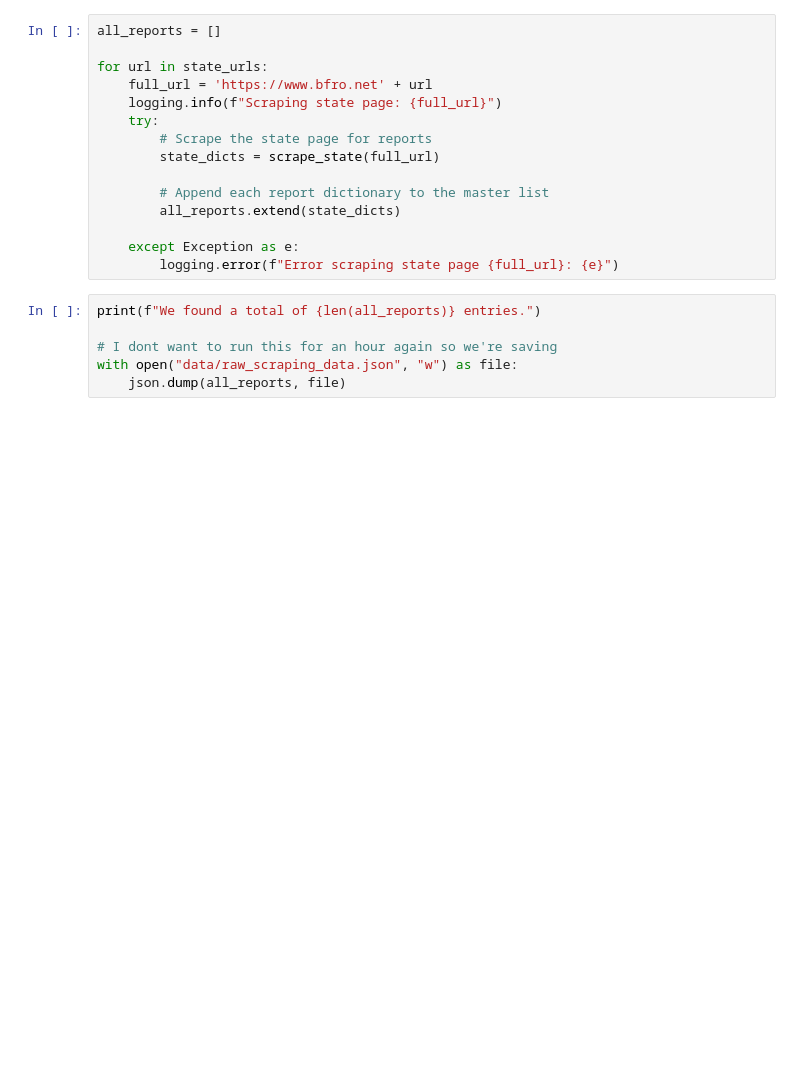
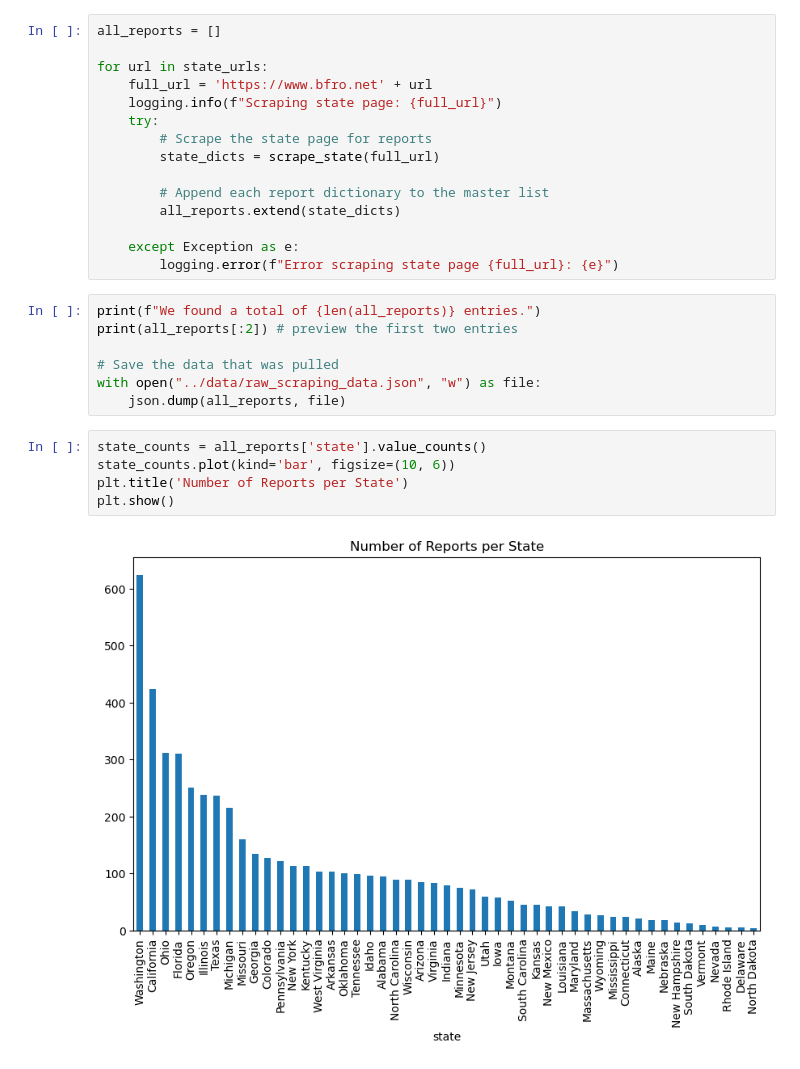
Before and after one commit to the-eva-a/bigfoot-sightings, a Jupyter notebook: notebooks/data-scraping.ipynb, the cells around one changed output. Drawn from its saved outputs; the diff is of its cells as text; blank space fills up the shorter version.

```diff
--- a/notebooks/data-scraping.ipynb
+++ b/notebooks/data-scraping.ipynb
@@ -231,7 +232,15 @@ for url in state_urls:
         logging.error(f"Error scraping state page {full_url}: {e}")
 # %%
 print(f"We found a total of {len(all_reports)} entries.")
+print(all_reports[:2]) # preview the first two entries
 
-# I dont want to run this for an hour again so we're saving
-with open("data/raw_scraping_data.json", "w") as file:
+# Save the data that was pulled
+with open("../data/raw_scraping_data.json", "w") as file:
     json.dump(all_reports, file)
+# %%
+state_counts = all_reports['state'].value_counts()
+state_counts.plot(kind='bar', figsize=(10, 6))
+plt.title('Number of Reports per State')
+plt.show()
+# %% [output]
+[figure, added]
```
Also changed, not shown: parts of 2 cells of this notebook, 1 other file.
